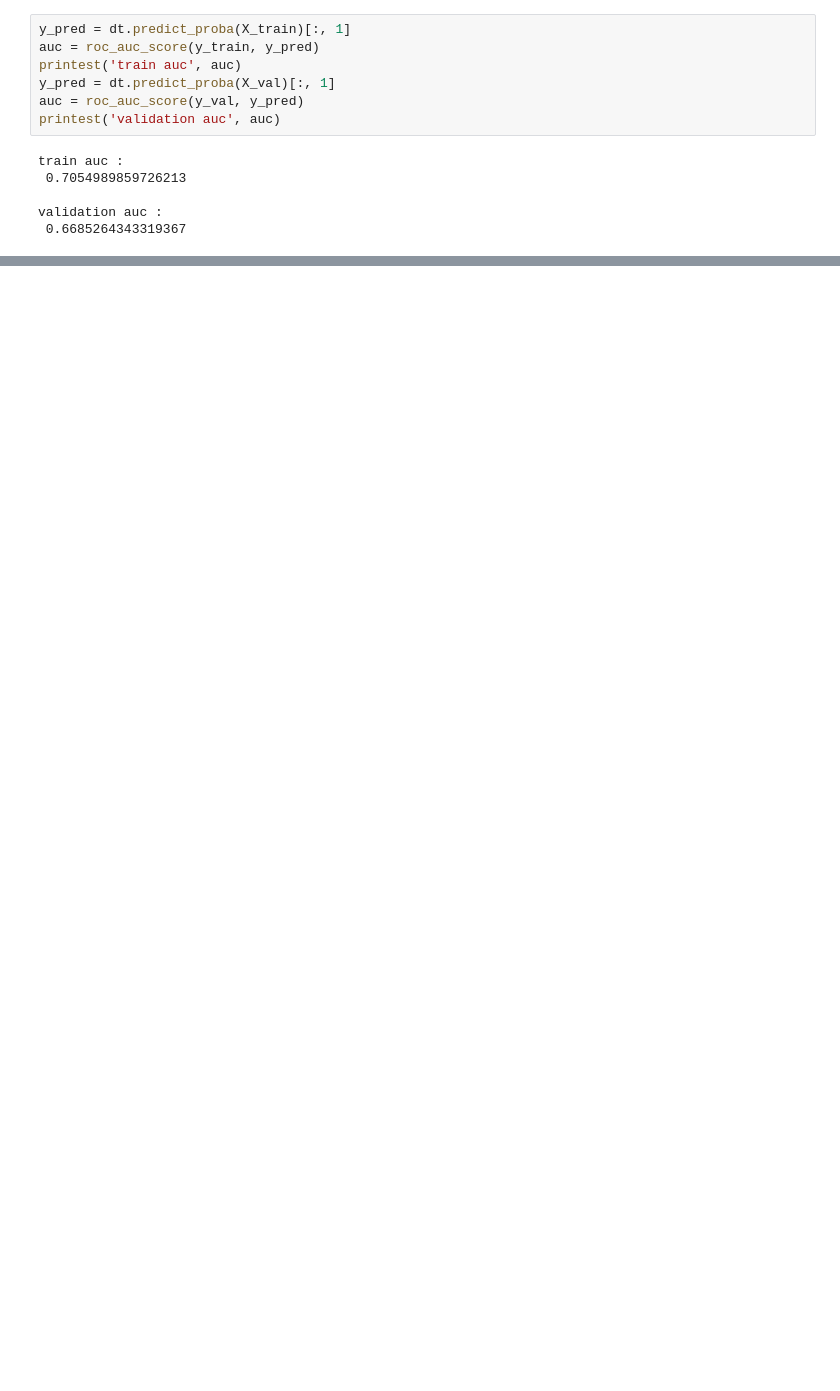
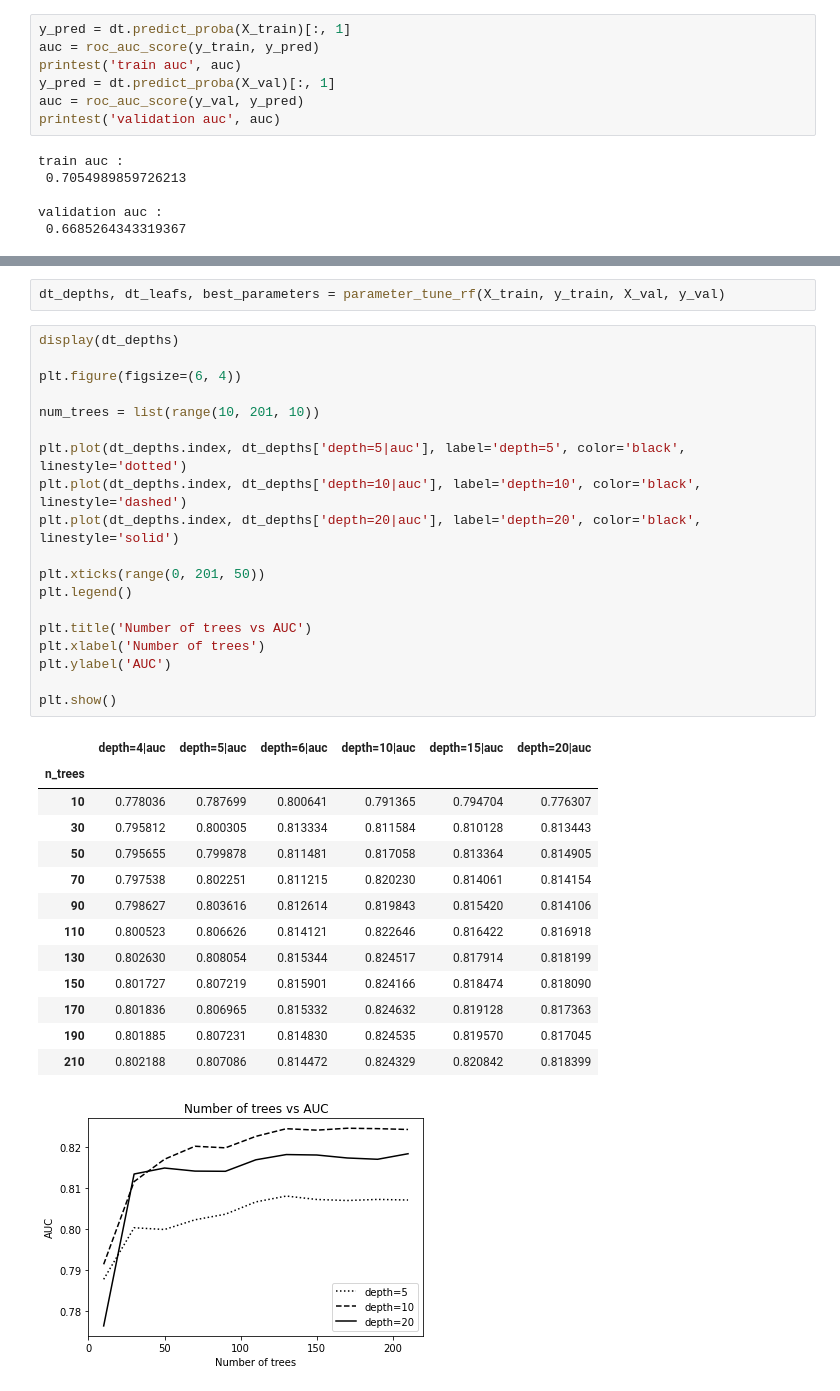
Before and after one commit to marcosbenicio/data-science, a Jupyter notebook: 05DecisionTrees/credit_scoring.ipynb, the cells around one changed output, grey strips where cells are left out. Drawn from its saved outputs; the diff is of its cells as text; blank space fills up the shorter version.

```diff
--- a/05DecisionTrees/credit_scoring.ipynb
+++ b/05DecisionTrees/credit_scoring.ipynb
@@ -427,0 +573,36 @@ validation auc :
+# %%
+dt_depths, dt_leafs, best_parameters = parameter_tune_rf(X_train, y_train, X_val, y_val)
+# %%
+display(dt_depths)
+
+plt.figure(figsize=(6, 4))
+
+num_trees = list(range(10, 201, 10))
+
+plt.plot(dt_depths.index, dt_depths['depth=5|auc'], label='depth=5', color='black', linestyle='dotted')
+plt.plot(dt_depths.index, dt_depths['depth=10|auc'], label='depth=10', color='black', linestyle='dashed')
+plt.plot(dt_depths.index, dt_depths['depth=20|auc'], label='depth=20', color='black', linestyle='solid')
+
+plt.xticks(range(0, 201, 50))
+plt.legend()
+
+plt.title('Number of trees vs AUC')
+plt.xlabel('Number of trees')
+plt.ylabel('AUC')
+
+plt.show()
+# %% [output]
+|  | depth=4|auc | depth=5|auc | depth=6|auc | depth=10|auc | depth=15|auc | depth=20|auc |
+| n_trees |  |  |  |  |  |  |
+| 10 | 0.778036 | 0.787699 | 0.800641 | 0.791365 | 0.794704 | 0.776307 |
+| 30 | 0.795812 | 0.800305 | 0.813334 | 0.811584 | 0.810128 | 0.813443 |
+| 50 | 0.795655 | 0.799878 | 0.811481 | 0.817058 | 0.813364 | 0.814905 |
+| 70 | 0.797538 | 0.802251 | 0.811215 | 0.820230 | 0.814061 | 0.814154 |
+| 90 | 0.798627 | 0.803616 | 0.812614 | 0.819843 | 0.815420 | 0.814106 |
+| 110 | 0.800523 | 0.806626 | 0.814121 | 0.822646 | 0.816422 | 0.816918 |
+| 130 | 0.802630 | 0.808054 | 0.815344 | 0.824517 | 0.817914 | 0.818199 |
+| 150 | 0.801727 | 0.807219 | 0.815901 | 0.824166 | 0.818474 | 0.818090 |
+| 170 | 0.801836 | 0.806965 | 0.815332 | 0.824632 | 0.819128 | 0.817363 |
+| 190 | 0.801885 | 0.807231 | 0.814830 | 0.824535 | 0.819570 | 0.817045 |
+| 210 | 0.802188 | 0.807086 | 0.814472 | 0.824329 | 0.820842 | 0.818399 |
+[figure, added]
```
Also changed, not shown: parts of 27 cells of this notebook.
